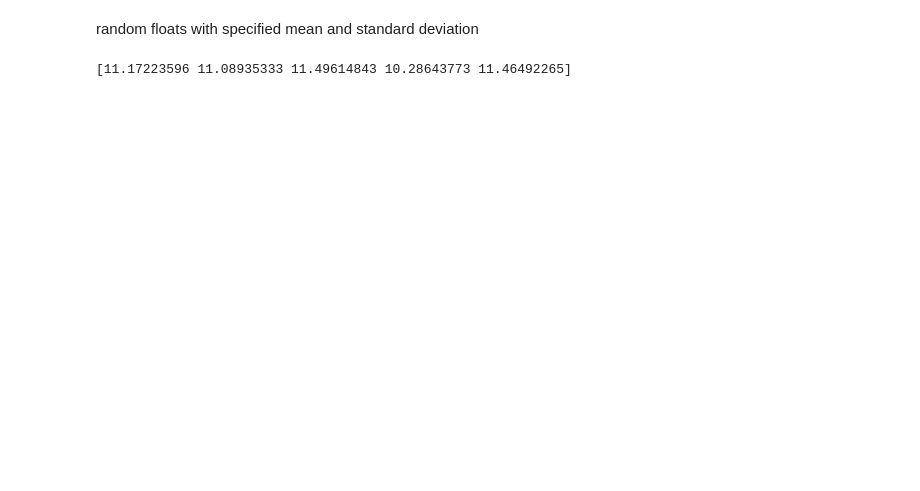
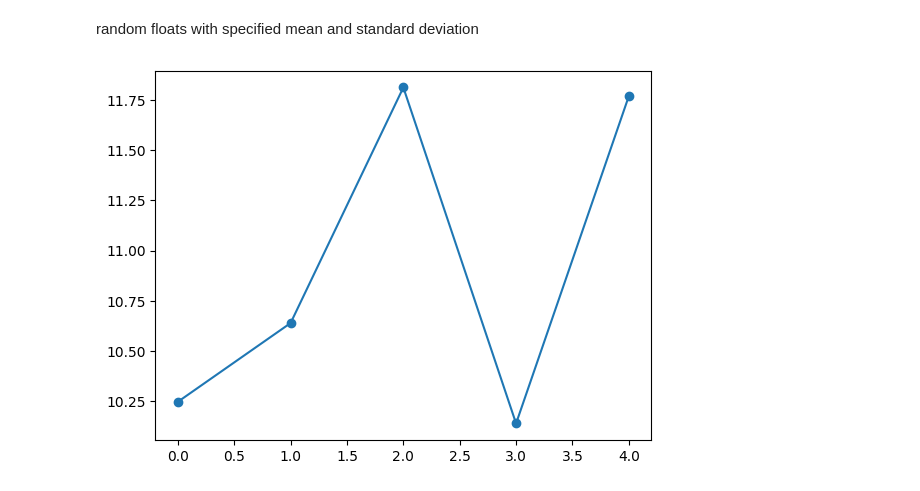
Before and after one commit to code-by-rohith/Data-Analytics, a Jupyter notebook: Numpy/Random.ipynb, the cells around one changed output. Saved outputs shown, nothing was run; the diff lists cells and outputs as text; code cells hidden in the pictures; blank space fills up the shorter version.

```diff
--- a/Numpy/Random.ipynb
+++ b/Numpy/Random.ipynb
@@ -86,6 +86,8 @@ print(np.random.randint(0, 2, size=(3, 3), dtype=bool))
 # %%
 mean = 10
 std_dev = 2
-print(mean + np.random.rand(5) * std_dev)
+a=mean + np.random.rand(5) * std_dev
+plt.plot(a,marker='o')
+plt.show()
 # %% [output]
-[11.17223596 11.08935333 11.49614843 10.28643773 11.46492265]
+[figure, added]
```
Also changed, not shown: parts of 9 cells of this notebook.
